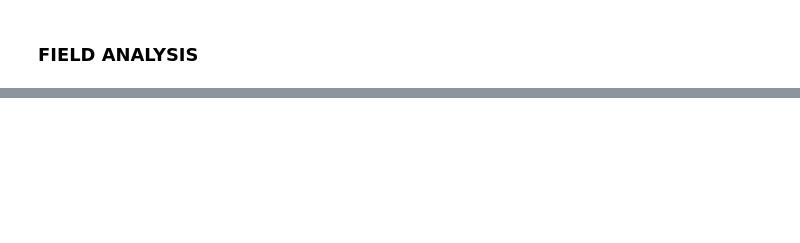
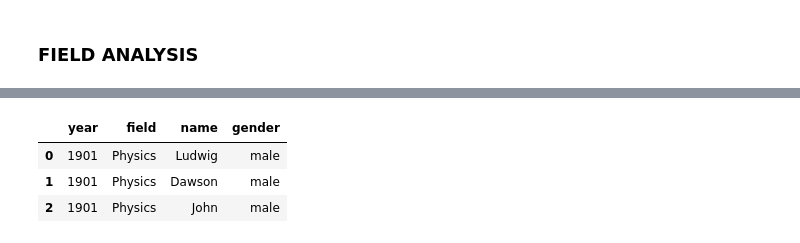
Before and after one commit to Bluceli168/IH-API-Project, a Jupyter notebook: main.ipynb, the cells around one changed output, grey strips where cells are left out. Saved outputs shown, nothing was run; the diff lists cells and outputs as text; code cells hidden in the pictures; blank space fills up the shorter version.

```diff
--- a/main.ipynb
+++ b/main.ipynb
@@ -204,30 +203,12 @@ def update_gender_from_db(df: pd.DataFrame, db: pd.DataFrame):
-# %%
-def genderize_names(df: pd.DataFrame):
-    #get the unique names
-    unique_authors_names_df = pd.DataFrame(df['name'].unique(), columns=['name'])
-
-    #get a clean database of name + gender
-    name_gender_db_df = clean_name_gender_db()
-
-    #find the missing names in the database
-    missing_names = find_missing_values_in_db(name_gender_db_df, unique_authors_names_df)
-
-    if not missing_names.empty:
-        #call the API with the missing names
-        new_names = get_genders_from_name_api(missing_names.head(5), name_token)
-        new_names_df = format_new_names(new_names)
-
-        #update the database with the missing names
-        name_gender_db_df = update_name_gender_db(name_gender_db_df, new_names_df)
-
-    #update the authors names df with the new genders
-    authors_names_and_genders_df = update_gender_from_db(df, name_gender_db_df)
-
-    return df
-
-
-fields_df = genderize_names(authors_names_df)
-fields_df
+# %%
+#genderize the names
+fields_df = genderize_names(authors_names_df)
+display(fields_df.head(3))
+# %% [output]
+|  | year | field | name | gender |
+| 0 | 1901 | Physics | Ludwig | male |
+| 1 | 1901 | Physics | Dawson | male |
+| 2 | 1901 | Physics | John | male |
 # %%
 #group by decade
 fields_df['decade'] = fields_df['year'] // 10 * 10
```
Also changed, not shown: parts of 14 cells of this notebook, 1 other file.
